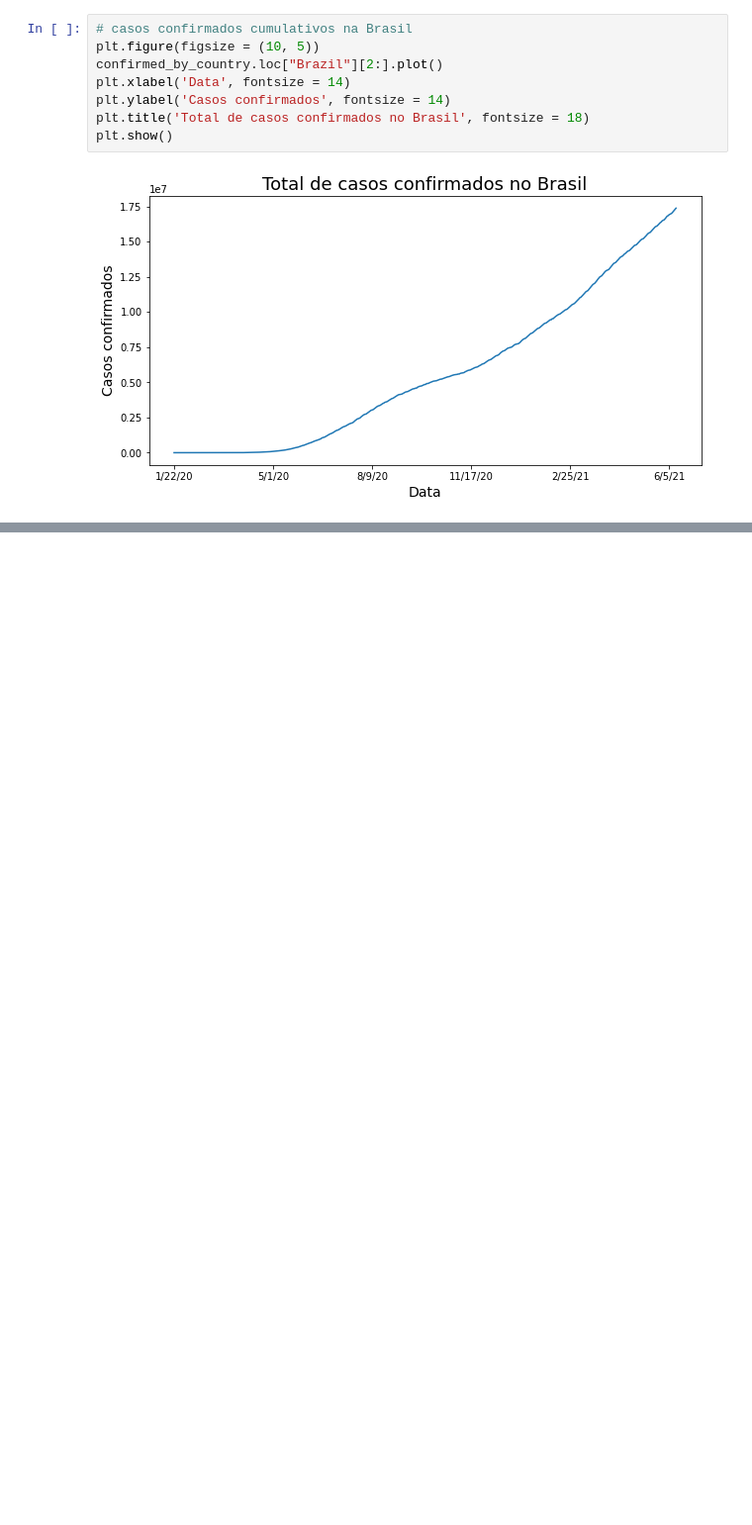
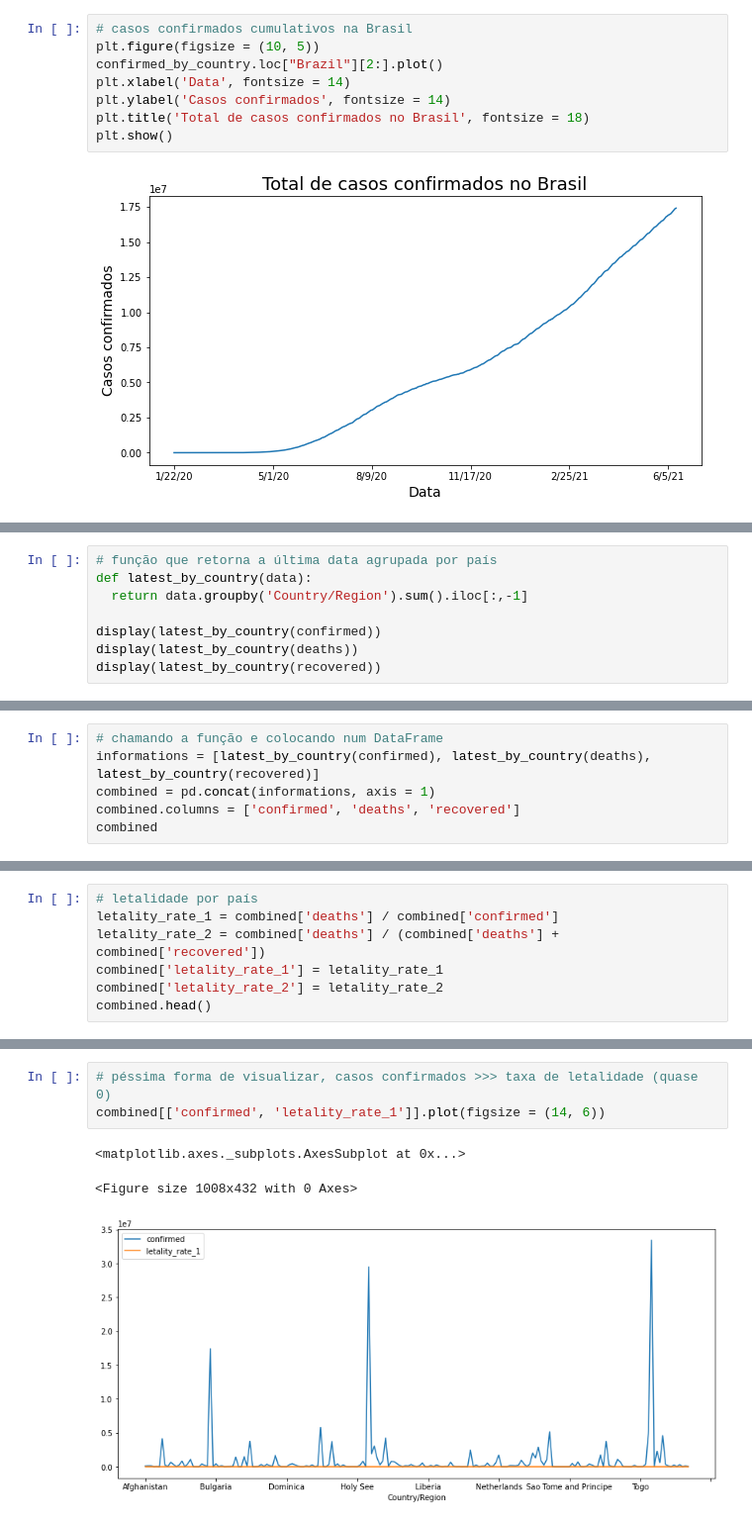
Before and after one commit to jordanfalcao/data-analytics, a Jupyter notebook: Análise para Saúde e Medicina - Covid 19/Data_Science_e_Saúde.ipynb, the cells around one changed output, grey strips where cells are left out. Shown: that part at 99% size. Drawn from its saved outputs; the diff is of its cells as text; blank space fills up the shorter version.

```diff
--- a/Análise para Saúde e Medicina - Covid 19/Data_Science_e_Saúde.ipynb
+++ b/Análise para Saúde e Medicina - Covid 19/Data_Science_e_Saúde.ipynb
@@ -288,0 +293,8 @@ deaths_by_country.loc['Brazil'][2:].plot()
+# %%
+# função que retorna a última data agrupada por país
+def latest_by_country(data):
+  return data.groupby('Country/Region').sum().iloc[:,-1]
+
+display(latest_by_country(confirmed))
+display(latest_by_country(deaths))
+display(latest_by_country(recovered))
@@ -288,0 +341,6 @@ deaths_by_country.loc['Brazil'][2:].plot()
+# %%
+# chamando a função e colocando num DataFrame
+informations = [latest_by_country(confirmed), latest_by_country(deaths), latest_by_country(recovered)]
+combined = pd.concat(informations, axis = 1)
+combined.columns = ['confirmed', 'deaths', 'recovered']
+combined
@@ -288,0 +419,7 @@ deaths_by_country.loc['Brazil'][2:].plot()
+# %%
+# letalidade por país
+letality_rate_1 = combined['deaths'] / combined['confirmed']
+letality_rate_2 = combined['deaths'] / (combined['deaths'] + combined['recovered'])
+combined['letality_rate_1'] = letality_rate_1
+combined['letality_rate_2'] = letality_rate_2
+combined.head()
@@ -288,0 +450,7 @@ deaths_by_country.loc['Brazil'][2:].plot()
+# %%
+# péssima forma de visualizar, casos confirmados >>> taxa de letalidade (quase 0)
+combined[['confirmed', 'letality_rate_1']].plot(figsize = (14, 6))
+# %% [output]
+<matplotlib.axes._subplots.AxesSubplot at 0x...>
+<Figure size 1008x432 with 0 Axes>
+[figure, added]
```
Also changed, not shown: parts of 27 cells of this notebook, 1 other file.
